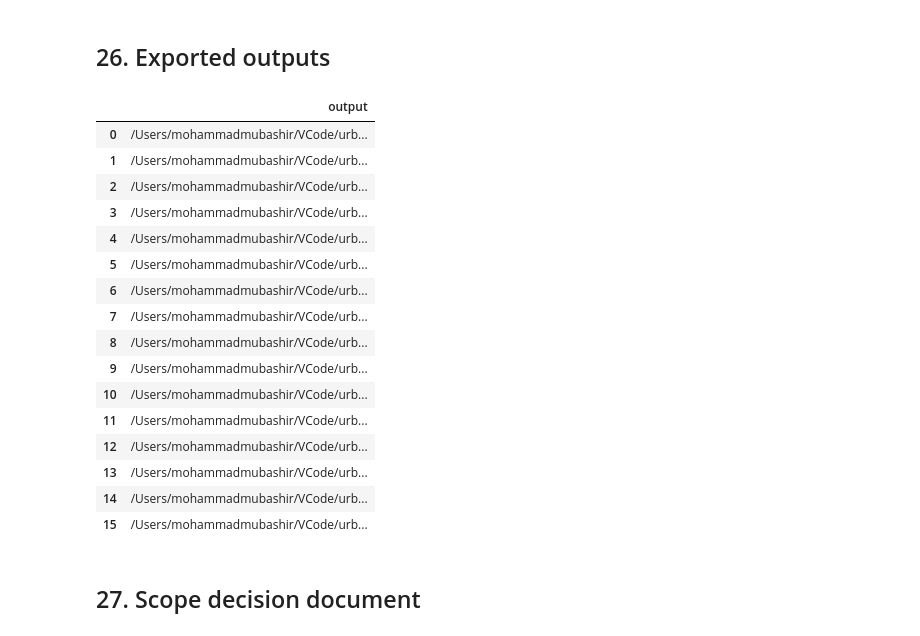
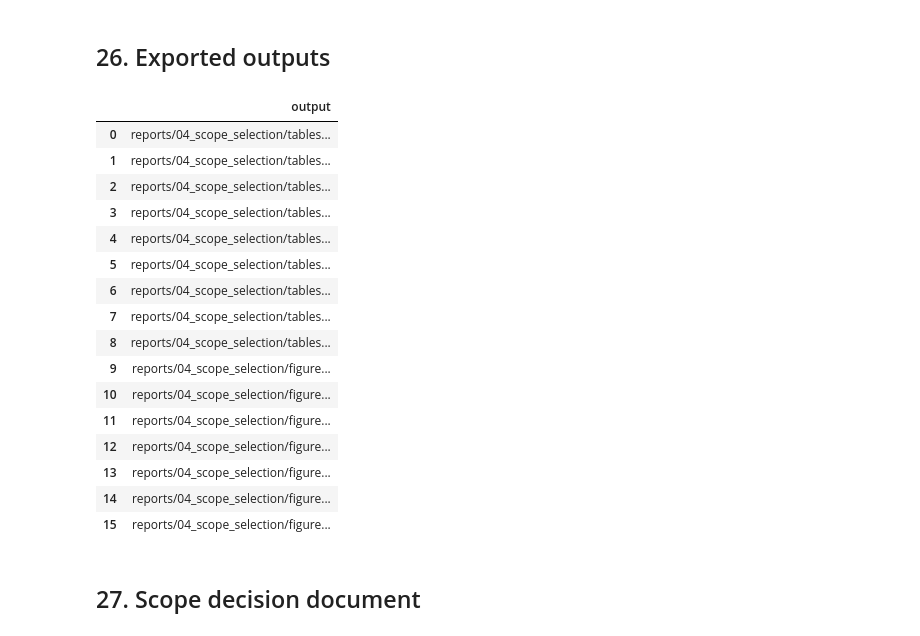
Before and after one commit to mmubashir95/urban-operations-intelligence-platform, a Jupyter notebook: notebooks/04_scope_selection.ipynb, the cells around one changed output. Saved outputs shown, nothing was run; the diff lists cells and outputs as text; code cells hidden in the pictures.

```diff
--- a/notebooks/04_scope_selection.ipynb
+++ b/notebooks/04_scope_selection.ipynb
@@ -866,6 +881,13 @@ scope_candidate_scorecard = scope_candidate_scorecard.sort_values(
 scope_candidate_scorecard.to_csv(
     TABLE_DIR / "scope_candidate_scorecard.csv", index=False
 )
+approved_candidates = scope_candidate_scorecard.loc[
+    scope_candidate_scorecard["passes_critical_gates"]
+]
+approved_selection = bool(not approved_candidates.empty and selected_complaint_types)
+selected_candidate = (
+    approved_candidates.iloc[0] if approved_selection else scope_candidate_scorecard.iloc[0]
+)
 display(scope_candidate_scorecard[[
     "candidate_id", "candidate_name", "eligible_target_count",
     "due_date_coverage", "closed_date_coverage", "missed_target_rate",
@@ -1060,17 +1087,6 @@ approval status change; it never reuses an agency-wide feasibility boolean.
 # %% [markdown]
 ## 24. Final scope recommendation
 # %%
-approved_candidates = scope_candidate_scorecard.loc[
-    scope_candidate_scorecard["passes_critical_gates"]
-]
-approved_selection = bool(
-    not approved_candidates.empty and selected_complaint_types
-)
-selected_candidate = (
-    approved_candidates.iloc[0]
-    if approved_selection
-    else scope_candidate_scorecard.iloc[0]
-)
 decision_status = determine_scope_decision_status(
     approved_selection,
     semantic_limitations_remain=True,
@@ -1101,6 +1117,9 @@ selected_scope = {
     "missing_month_count": int(selected_candidate["missing_month_count"]),
     "scope_score": float(selected_candidate["scope_score"]),
     "decision_status": decision_status,
+    "complaint_type_evidence_start_date": ANALYSIS_START_DATE,
+    "complaint_type_evidence_end_date": latest_complete_month_end.date().isoformat(),
+    **{f"stability_{key}": value for key, value in stability_indicators.items()},
 }
 validate_selected_scope_consistency(selected_scope, selected_complaint_types)
 display(pd.DataFrame([selected_scope]).T.rename(columns={0: "value"}))
@@ -1213,51 +1228,51 @@ def save_monthly_line(column: str, filename: str, title: str, percentage: bool =
     fig.tight_layout()
     fig.savefig(FIGURE_DIR / filename, dpi=150, bbox_inches="tight")
     plt.close(fig)
 
 save_monthly_line("eligible_target_count", "monthly_volume_selected_scope.png", "Monthly eligible volume")
 save_monthly_line("missed_target_rate", "monthly_target_rate_selected_scope.png", "Monthly missed-target rate", True)
 fig, ax = plt.subplots(figsize=(11, 5))
 ax.plot(monthly_selected_scope["created_month"], monthly_selected_scope["due_date_coverage"], label="Due-date coverage")
 ax.plot(monthly_selected_scope["created_month"], monthly_selected_scope["closed_date_coverage"], label="Closed-date coverage")
 ax.axhline(MIN_AGENCY_DUE_DATE_COVERAGE, color="#C00000", linestyle="--", label="Candidate due-date gate")
 ax.yaxis.set_major_formatter(PercentFormatter(1.0)); ax.set_ylim(0, 1); ax.legend(); ax.set_title("Monthly coverage (selected scoped population)")
 fig.autofmt_xdate(); fig.tight_layout(); fig.savefig(FIGURE_DIR / "monthly_coverage_selected_scope.png", dpi=150, bbox_inches="tight"); plt.close(fig)
 
 required_tables = [
     "agency_scope_comparison.csv", "complaint_type_scope_comparison.csv",
     "date_range_comparison.csv", "scope_candidate_scorecard.csv",
     "selected_scope_summary.csv", "selected_complaint_types.csv",
     "rejected_scope_candidates.csv", "sensitivity_analysis.csv",
     "monthly_selected_scope.csv",
 ]
 required_figures = [
     "eligible_records_by_agency.png", "due_date_coverage_by_agency.png",
     "closed_date_coverage_by_agency.png", "missed_target_rate_by_agency.png",
     "monthly_volume_selected_scope.png", "monthly_target_rate_selected_scope.png",
     "monthly_coverage_selected_scope.png",
 ]
 display(pd.DataFrame({"output": [
-    *(TABLE_DIR / name for name in required_tables),
-    *(FIGURE_DIR / name for name in required_figures),
+    *(str((TABLE_DIR / name).relative_to(PROJECT_ROOT)) for name in required_tables),
+    *(str((FIGURE_DIR / name).relative_to(PROJECT_ROOT)) for name in required_figures),
 ]}))
 # %% [output]
 |  | output |
-| 0 | /Users/mohammadmubashir/VCode/urb... |
-| 1 | /Users/mohammadmubashir/VCode/urb... |
-| 2 | /Users/mohammadmubashir/VCode/urb... |
-| 3 | /Users/mohammadmubashir/VCode/urb... |
-| 4 | /Users/mohammadmubashir/VCode/urb... |
-| 5 | /Users/mohammadmubashir/VCode/urb... |
-| 6 | /Users/mohammadmubashir/VCode/urb... |
-| 7 | /Users/mohammadmubashir/VCode/urb... |
-| 8 | /Users/mohammadmubashir/VCode/urb... |
-| 9 | /Users/mohammadmubashir/VCode/urb... |
-| 10 | /Users/mohammadmubashir/VCode/urb... |
-| 11 | /Users/mohammadmubashir/VCode/urb... |
-| 12 | /Users/mohammadmubashir/VCode/urb... |
-| 13 | /Users/mohammadmubashir/VCode/urb... |
-| 14 | /Users/mohammadmubashir/VCode/urb... |
-| 15 | /Users/mohammadmubashir/VCode/urb... |
+| 0 | reports/04_scope_selection/tables... |
+| 1 | reports/04_scope_selection/tables... |
+| 2 | reports/04_scope_selection/tables... |
+| 3 | reports/04_scope_selection/tables... |
+| 4 | reports/04_scope_selection/tables... |
+| 5 | reports/04_scope_selection/tables... |
+| 6 | reports/04_scope_selection/tables... |
+| 7 | reports/04_scope_selection/tables... |
+| 8 | reports/04_scope_selection/tables... |
+| 9 | reports/04_scope_selection/figure... |
+| 10 | reports/04_scope_selection/figure... |
+| 11 | reports/04_scope_selection/figure... |
+| 12 | reports/04_scope_selection/figure... |
+| 13 | reports/04_scope_selection/figure... |
+| 14 | reports/04_scope_selection/figure... |
+| 15 | reports/04_scope_selection/figure... |
 # %% [markdown]
 ## 27. Scope decision document
 # %%
```
Also changed, not shown: parts of 12 cells of this notebook, 4 other files.
